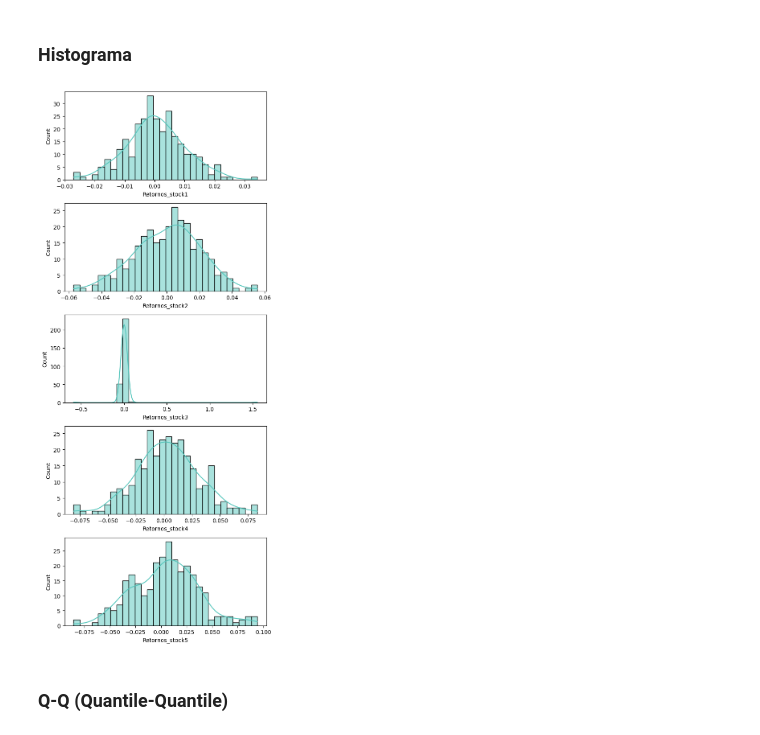
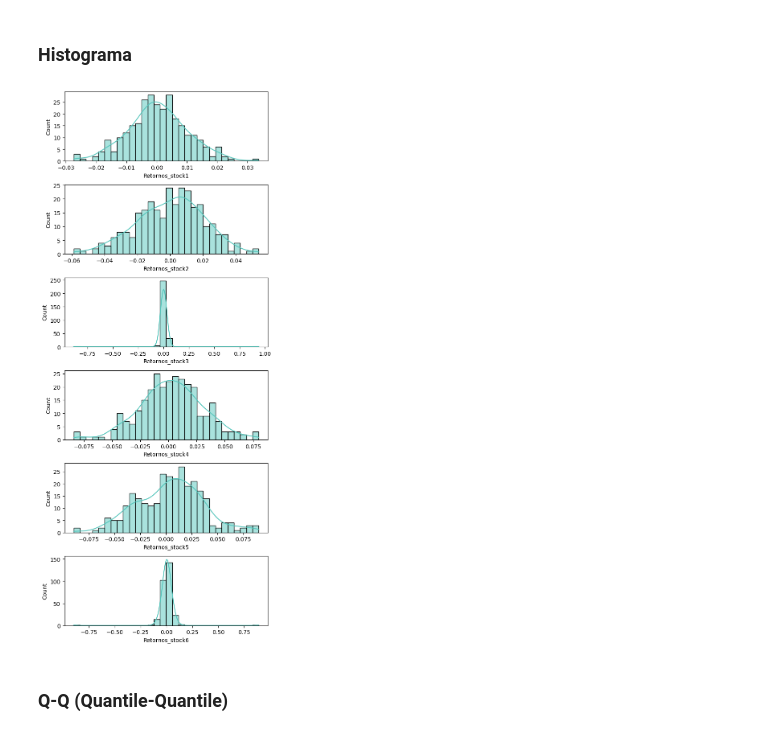
Before and after one commit to vanebertel/TALENTO_B_2024, a Jupyter notebook: _sources/notebooks.ipynb, the cells around one changed output. Cells and saved outputs as stored; diff of their text form; code cells hidden in the pictures.

```diff
--- a/_sources/notebooks.ipynb
+++ b/_sources/notebooks.ipynb
@@ -138,0 +192,7 @@ data.describe().T
+# %%
+fig, axs = plt.subplots(nrows=6, ncols=1, figsize=(6, 8))
+columns_to_plot = ['Stock1', 'Stock2', 'Stock3', 'Stock4', 'Stock5', 'Stock6']
+for i, column in enumerate(columns_to_plot):
+    sns.boxplot(data=data[column], color='#2AC6BC', ax=axs[i], orient='h')
+plt.tight_layout()
+plt.show()
@@ -207,10 +277,11 @@ Los retornos de acciones proporcionan una medida cuantitativa del rendimiento de
 # %%
-data['Retornos_stock1'] = data['Stock1'].pct_change().fillna(0)
-data['Retornos_stock2'] = data['Stock2'].pct_change().fillna(0)
-data['Retornos_stock3'] = data['Stock3'].pct_change().fillna(0)
-data['Retornos_stock4'] = data['Stock4'].pct_change().fillna(0)
-data['Retornos_stock5'] = data['Stock5'].pct_change().fillna(0)
+data['Retornos_stock1'] = np.log( data['Stock1']/data['Stock1'].shift(1)).fillna(0)
+data['Retornos_stock2'] = np.log( data['Stock2']/data['Stock2'].shift(1)).fillna(0)
+data['Retornos_stock3'] = np.log( data['Stock3']/data['Stock3'].shift(1)).fillna(0)
+data['Retornos_stock4'] = np.log( data['Stock4']/data['Stock4'].shift(1)).fillna(0)
+data['Retornos_stock5'] = np.log( data['Stock5']/data['Stock5'].shift(1)).fillna(0)
+data['Retornos_stock6'] = np.log( data['Stock6']/data['Stock6'].shift(1)).fillna(0)
 # %%
-retorno=pd.DataFrame(data[['Retornos_stock1','Retornos_stock2','Retornos_stock3','Retornos_stock4', 'Retornos_stock5']])
+retorno=pd.DataFrame(data[['Retornos_stock1','Retornos_stock2','Retornos_stock3','Retornos_stock4', 'Retornos_stock5','Retornos_stock6']])
 retorno.head()
 # %% [output]
@@ -380,8 +480,8 @@ Podemos ver que los precios de la acción no son una serie de tiempo estacionari
 # %% [markdown]
 El siguiente diagrama de cajas muestra que hay posibles datos atípicos en los retornos de las acciones, tanto positivos como negativos.
 # %%
-fig, axs = plt.subplots(nrows=5, ncols=1, figsize=(6, 8))
-columns_to_plot = ['Retornos_stock1', 'Retornos_stock2', 'Retornos_stock3', 'Retornos_stock4', 'Retornos_stock5']
+fig, axs = plt.subplots(nrows=6, ncols=1, figsize=(6, 8))
+columns_to_plot = ['Retornos_stock1', 'Retornos_stock2', 'Retornos_stock3', 'Retornos_stock4', 'Retornos_stock5','Retornos_stock6']
 for i, column in enumerate(columns_to_plot):
     sns.boxplot(data=retorno[column], color='#2AC6BC', ax=axs[i], orient='h')
 plt.tight_layout()
@@ -395,14 +495,14 @@ El siguiente gráfico corresponde a un histograma de los retornos de las accione
 # %% [markdown]
 ### Histograma
 # %%
-fig, axs = plt.subplots(nrows=5, ncols=1, figsize=(6, 14))
-columns_to_plot = ['Retornos_stock1', 'Retornos_stock2', 'Retornos_stock3', 'Retornos_stock4', 'Retornos_stock5']
+fig, axs = plt.subplots(nrows=6, ncols=1, figsize=(6, 14))
+columns_to_plot = ['Retornos_stock1', 'Retornos_stock2', 'Retornos_stock3', 'Retornos_stock4', 'Retornos_stock5', 'Retornos_stock6']
 for i, column in enumerate(columns_to_plot):
     sns.histplot(retorno[column], bins=30, color='#55C6BC', kde=True, ax=axs[i])
 plt.tight_layout()
 plt.show()
 # %% [output]
-[figure, old version]
+[figure, new version]
 # %% [markdown]
 ### Q-Q (Quantile-Quantile)
 # %%
```
Also changed, not shown: parts of 35 cells of this notebook, 16 other files.
